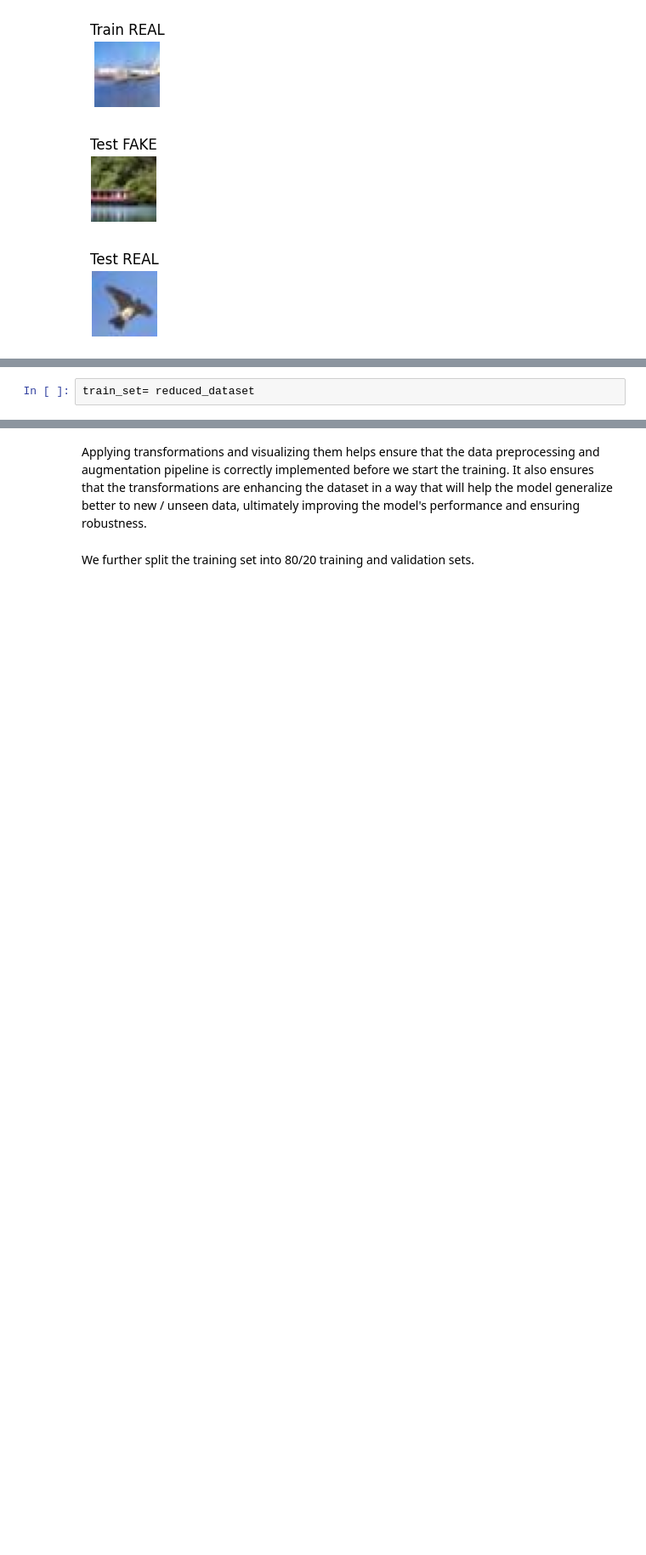
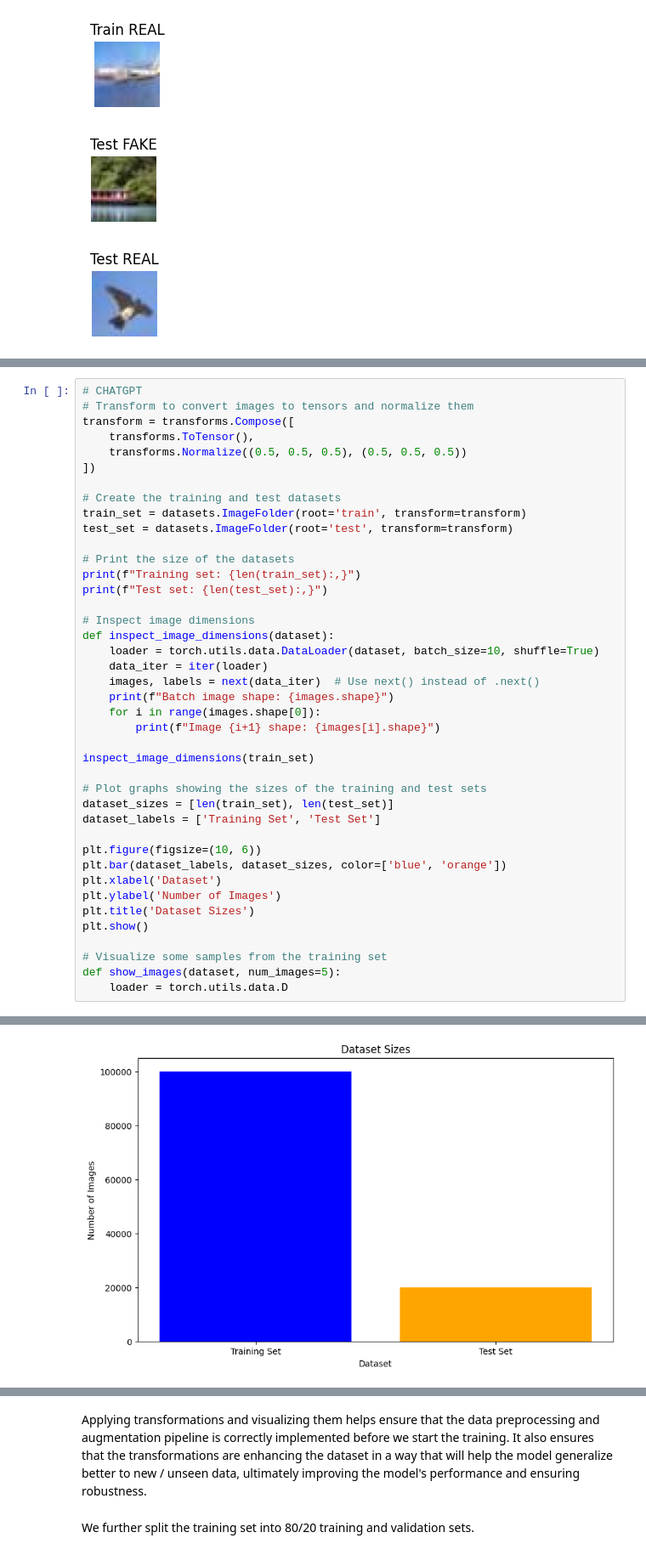
Before and after one commit to stefsyrsiri/synthetic-image-detection, a Jupyter notebook: report.ipynb, the cells around one changed output, grey strips where cells are left out. Shown at 85% size. Saved outputs shown, nothing was run; the diff lists cells and outputs as text; blank space fills up the shorter version.

```diff
--- a/report.ipynb
+++ b/report.ipynb
@@ -171,2 +149,42 @@ Class distribution in reduced dataset: Counter({0: 10000, 1: 10000})
-# %%
-train_set= reduced_dataset
+# %%
+# CHATGPT
+# Transform to convert images to tensors and normalize them
+transform = transforms.Compose([
+    transforms.ToTensor(),
+    transforms.Normalize((0.5, 0.5, 0.5), (0.5, 0.5, 0.5))
+])
+
+# Create the training and test datasets
+train_set = datasets.ImageFolder(root='train', transform=transform)
+test_set = datasets.ImageFolder(root='test', transform=transform)
+
+# Print the size of the datasets
+print(f"Training set: {len(train_set):,}")
+print(f"Test set: {len(test_set):,}")
+
+# Inspect image dimensions
+def inspect_image_dimensions(dataset):
+    loader = torch.utils.data.DataLoader(dataset, batch_size=10, shuffle=True)
+    data_iter = iter(loader)
+    images, labels = next(data_iter)  # Use next() instead of .next()
+    print(f"Batch image shape: {images.shape}")
+    for i in range(images.shape[0]):
+        print(f"Image {i+1} shape: {images[i].shape}")
+
+inspect_image_dimensions(train_set)
+
+# Plot graphs showing the sizes of the training and test sets
+dataset_sizes = [len(train_set), len(test_set)]
+dataset_labels = ['Training Set', 'Test Set']
+
+plt.figure(figsize=(10, 6))
+plt.bar(dataset_labels, dataset_sizes, color=['blue', 'orange'])
+plt.xlabel('Dataset')
+plt.ylabel('Number of Images')
+plt.title('Dataset Sizes')
+plt.show()
+
+# Visualize some samples from the training set
+def show_images(dataset, num_images=5):
+    loader = torch.utils.data.D
+# %% [output]
@@ -172,0 +204 @@ train_set= reduced_dataset
+[figure, added]
```
Also changed, not shown: parts of 21 cells of this notebook.
